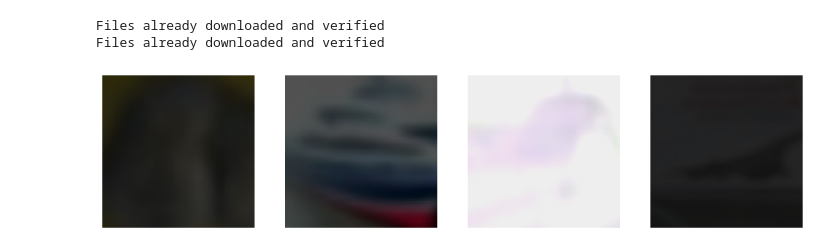
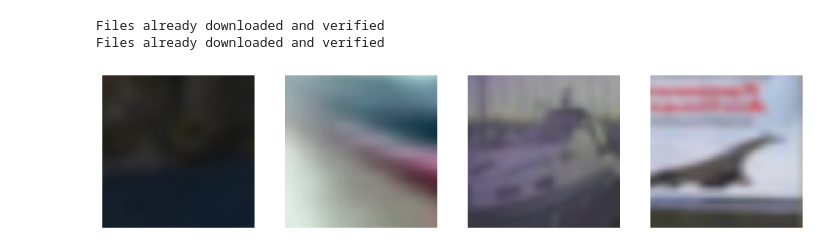
Before and after one commit to mdiephuis/SimCLR, a Jupyter notebook: notebooks/data_loader_tests.ipynb, the cells around one changed output. Cells and saved outputs as stored; diff of their text form; code cells hidden in the pictures.

```diff
--- a/notebooks/data_loader_tests.ipynb
+++ b/notebooks/data_loader_tests.ipynb
@@ -56,21 +56,23 @@ Files already downloaded and verified
 # %%
 _, ax = plt.subplots(1, 4, figsize=(14, 18))
 ax = ax.flatten()
 
 x, _ = next(iter(test_loader))
 
+transform_func = get_transforms()
+
 for ind, ax1 in enumerate(ax):
     tensor_im = x[ind].squeeze(0)
-    im_tensor = all_transforms(tensor_im)
+    im_tensor = transform_func(tensor_im)
     im = np.transpose(im_tensor.numpy(), (1, 2, 0))
     ax1.imshow(im)
     ax1.set_xticklabels([])
     ax1.set_yticklabels([])
     ax1.set_aspect('equal')
 
 for ax1 in ax:
     ax1.axis('off')
 plt.axis('off')
 _ = plt.show()
 # %% [output]
-[figure, old version]
+[figure, new version]
```
Also changed, not shown: parts of 1 cell of this notebook.
